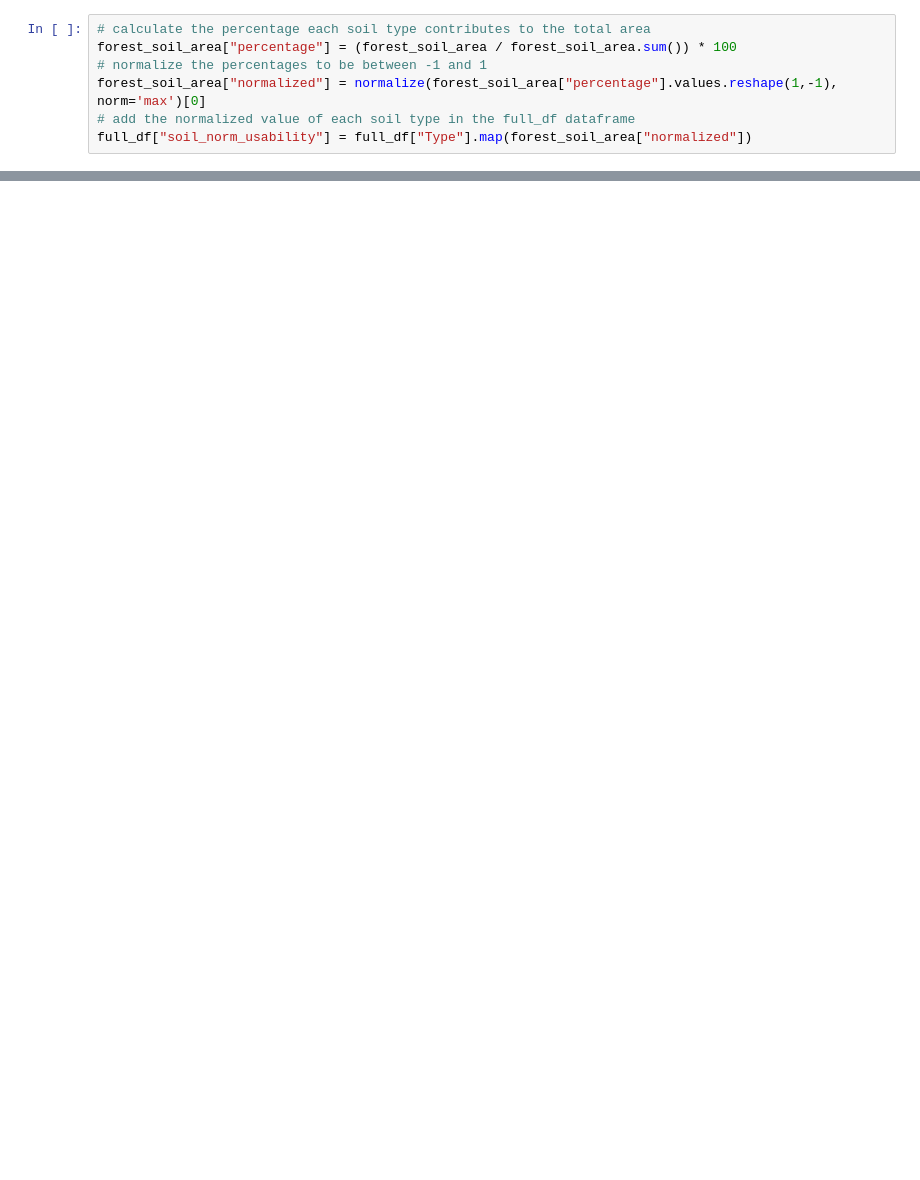
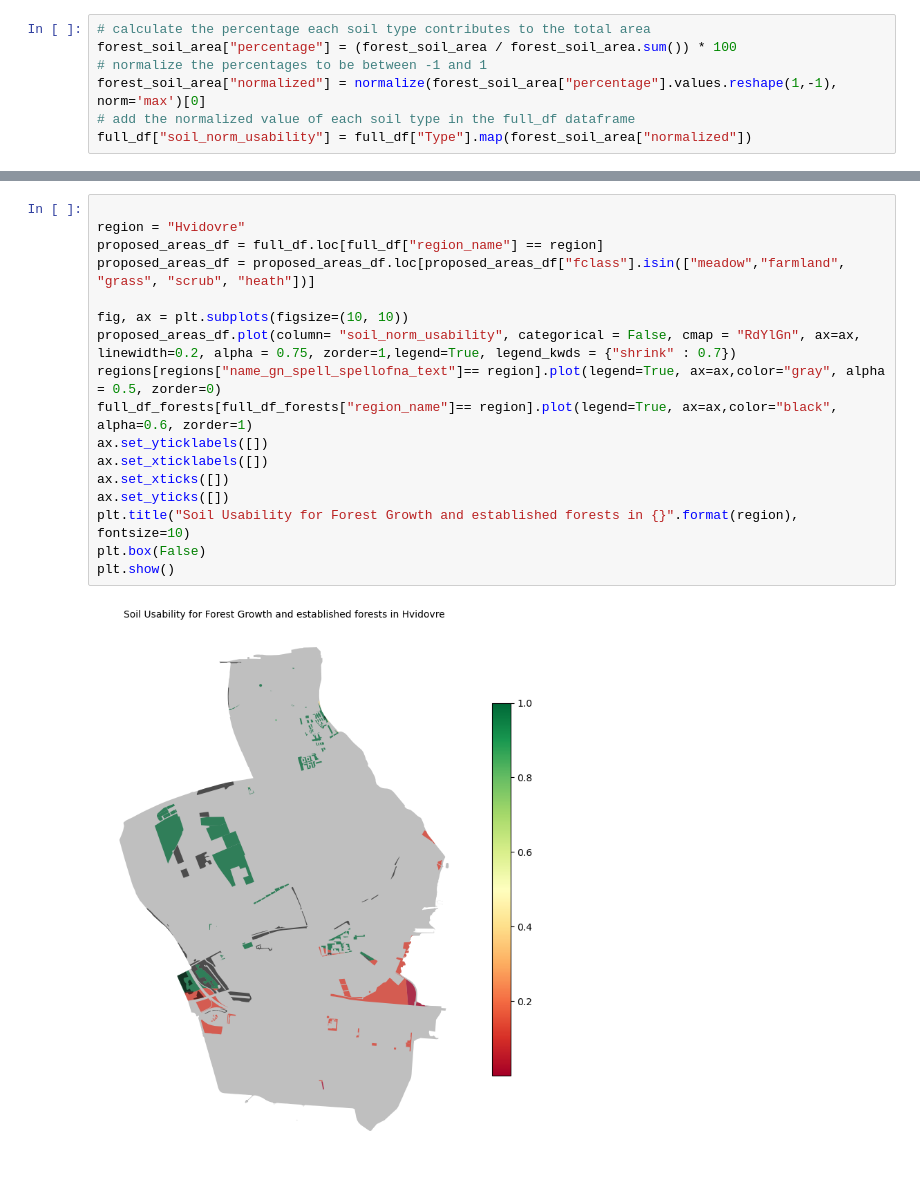
Before and after one commit to kaspargesII/GeospatialCourseProject, a Jupyter notebook: OSM_notebook.ipynb, the cells around one changed output, grey strips where cells are left out. Cells and saved outputs as stored; diff of their text form; blank space fills up the shorter version.

```diff
--- a/OSM_notebook.ipynb
+++ b/OSM_notebook.ipynb
@@ -211,0 +239,19 @@ plt.show()
+# %%
+
+region = "Hvidovre"
+proposed_areas_df = full_df.loc[full_df["region_name"] == region]
+proposed_areas_df = proposed_areas_df.loc[proposed_areas_df["fclass"].isin(["meadow","farmland", "grass", "scrub", "heath"])]
+
+fig, ax = plt.subplots(figsize=(10, 10))
+proposed_areas_df.plot(column= "soil_norm_usability", categorical = False, cmap = "RdYlGn", ax=ax, linewidth=0.2, alpha = 0.75, zorder=1,legend=True, legend_kwds = {"shrink" : 0.7})
+regions[regions["name_gn_spell_spellofna_text"]== region].plot(legend=True, ax=ax,color="gray", alpha = 0.5, zorder=0)
+full_df_forests[full_df_forests["region_name"]== region].plot(legend=True, ax=ax,color="black", alpha=0.6, zorder=1)
+ax.set_yticklabels([])
+ax.set_xticklabels([])
+ax.set_xticks([])
+ax.set_yticks([])
+plt.title("Soil Usability for Forest Growth and established forests in {}".format(region), fontsize=10)
+plt.box(False)
+plt.show()
+# %% [output]
+[figure, added]
```
Also changed, not shown: parts of 10 cells of this notebook.
